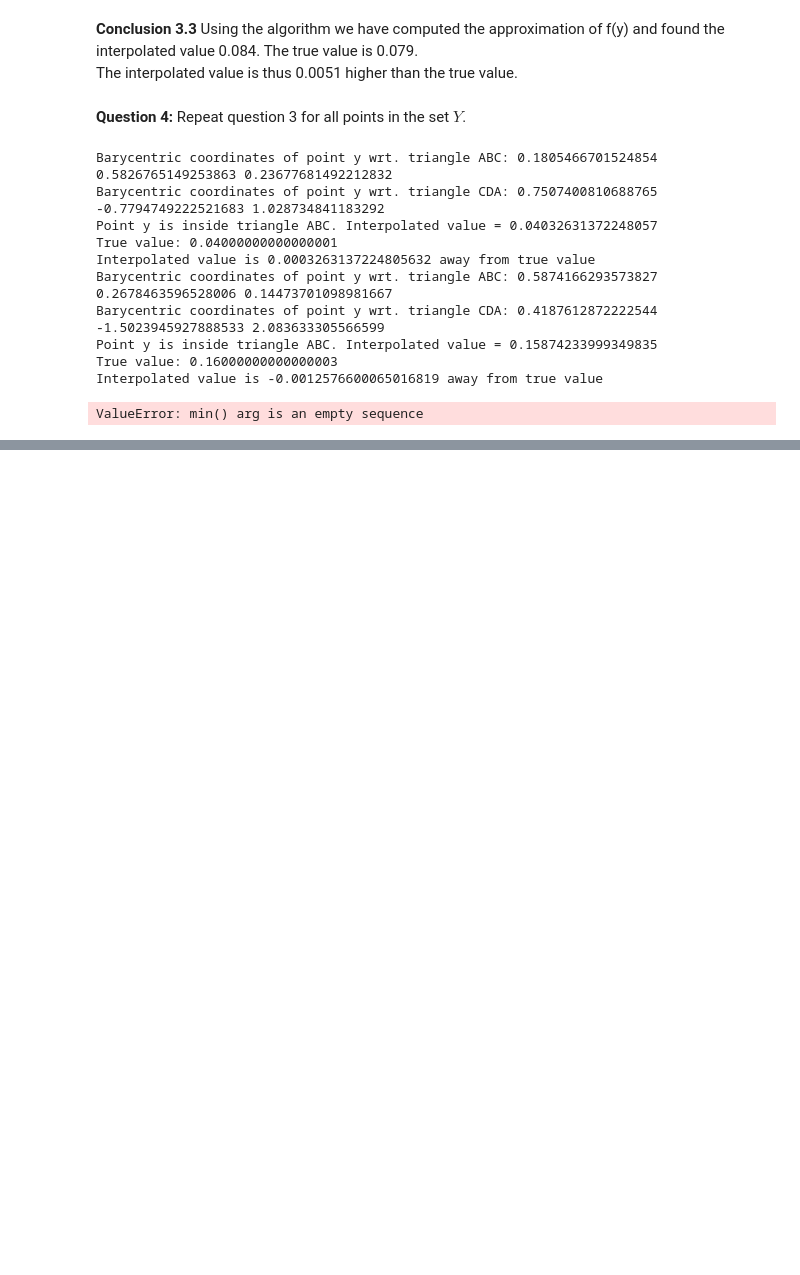
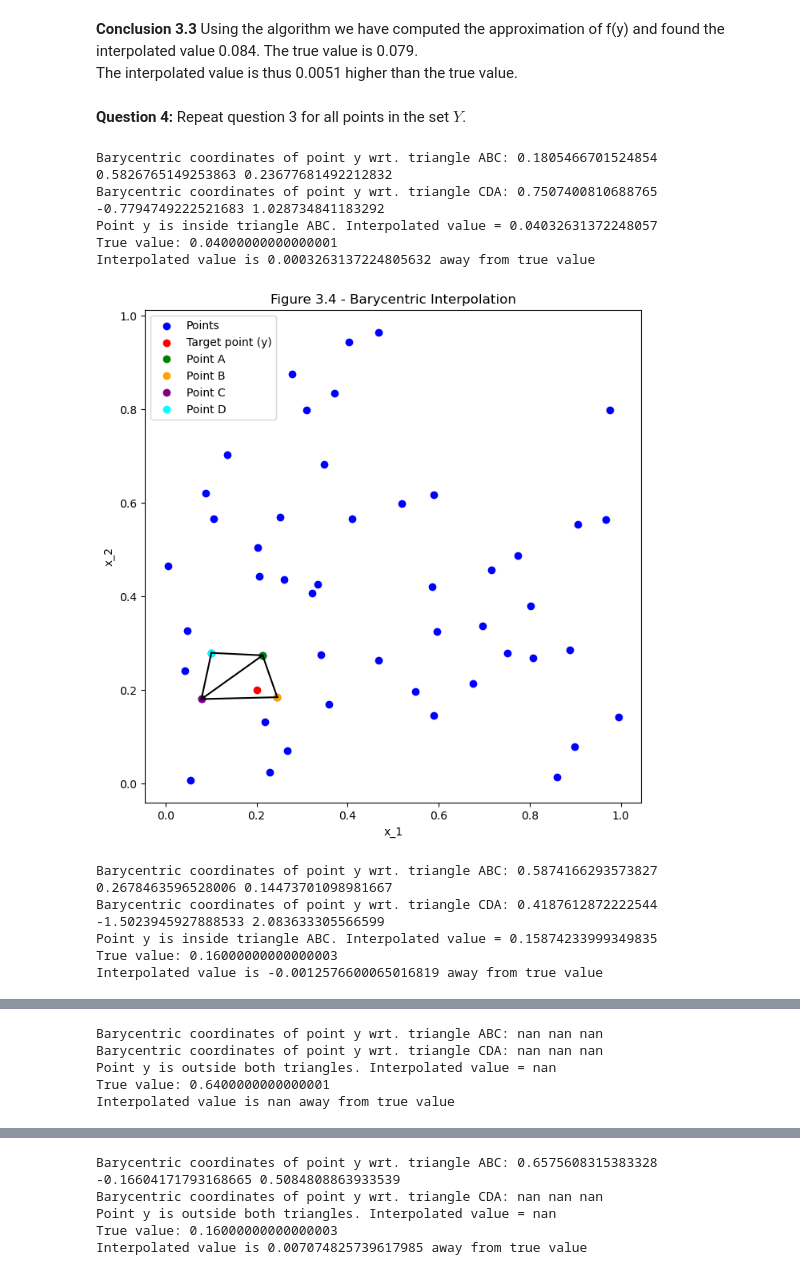
Before and after one commit to NumEconCopenhagen/projects-2024-thomas-lucas-jacob, a Jupyter notebook: examproject/exam_2024.ipynb, the cells around one changed output, grey strips where cells are left out. Saved outputs shown, nothing was run; the diff lists cells and outputs as text; code cells hidden in the pictures; blank space fills up the shorter version.

```diff
--- a/examproject/exam_2024.ipynb
+++ b/examproject/exam_2024.ipynb
@@ -630,38 +567,60 @@ Y = [(0.2,0.2),(0.8,0.2),(0.8,0.8),(0.8,0.2),(0.5,0.5)]
 # %%
-Y = np.array([(0.2, 0.2), (0.8, 0.2), (0.8, 0.8), (0.8, 0.2), (0.5, 0.5)])
+Y = np.array([(0.2, 0.2), (0.8, 0.2), (0.8, 0.8), (0.2, 0.8), (0.5, 0.5)])
 
 for y in Y:
     A, B, C, D = points(X, y)
     # The Barycentric coordinates of y wrt. the triangle ABC:
     r1ABC, r2ABC, r3ABC = barycentric_coordinates(A, B, C, y)
     print("Barycentric coordinates of point y wrt. triangle ABC:", r1ABC, r2ABC, r3ABC)
     # The Barycentric coordinates of y wrt. the triangle CDA:
     r1CDA, r2CDA, r3CDA = barycentric_coordinates(C, D, A, y)
     print("Barycentric coordinates of point y wrt. triangle CDA:",r1CDA, r2CDA, r3CDA)
 
     # Calculates which triangle the point y is inside and the interpolated value for which the point is inside.
     if is_y_in_triangle(r1ABC, r2ABC, r3ABC):
         print("Point y is inside triangle ABC. " "Interpolated value =", r1ABC * f(A) + r2ABC * f(B) + r3ABC * f(C))
     elif is_y_in_triangle(r1CDA, r2CDA, r3CDA):
         print("Point y is inside triangle CDA. " "Interpolated value =", r1CDA * f(C) + r2CDA * f(D) + r3CDA * f(A))
     else:
         print("Point y is outside both triangles. " "Interpolated value =", np.nan)
 
     # Compare with the true value
     true_value = f(y)
 
     # Print the results
     print(f"True value: {true_value}")
     print(f"Interpolated value is {(r1ABC * f(A) + r2ABC * f(B) + r3ABC * f(C)) - true_value} away from true value")
+    # Plot the points and the triangles:
+    plt.figure(figsize=(8, 8))
+    plt.scatter(X[:, 0], X[:, 1], c='blue', label='Points')
+    plt.scatter(*y, c='red', label='Target point (y)')
+    plt.scatter(*A, c='green', label='Point A')
+    plt.scatter(*B, c='orange', label='Point B')
+    plt.scatter(*C, c='purple', label='Point C')
+    plt.scatter(*D, c='cyan', label='Point D')
+
+    # Drawing triangles:
+    plt.plot([A[0], B[0]], [A[1], B[1]], 'k-')
+    plt.plot([B[0], C[0]], [B[1], C[1]], 'k-')
+    plt.plot([C[0], A[0]], [C[1], A[1]], 'k-')
+    plt.plot([C[0], D[0]], [C[1], D[1]], 'k-')
+    plt.plot([D[0], A[0]], [D[1], A[1]], 'k-')
+
+    # Giving axis titles and figure header:
+    plt.xlabel('x_1')
+    plt.ylabel('x_2')
+    plt.legend()
+    plt.title('Figure 3.4 - Barycentric Interpolation')
+    plt.show()
 # %% [output]
 Barycentric coordinates of point y wrt. triangle ABC: 0.1805466701524854 0.5826765149253863 0.23677681492212832
 Barycentric coordinates of point y wrt. triangle CDA: 0.7507400810688765 -0.7794749222521683 1.028734841183292
 Point y is inside triangle ABC. Interpolated value = 0.04032631372248057
 True value: 0.04000000000000001
 Interpolated value is 0.0003263137224805632 away from true value
-Barycentric coordinates of point y wrt. triangle ABC: 0.5874166293573827 0.2678463596528006 0.14473701098981667
-Barycentric coordinates of point y wrt. triangle CDA: 0.4187612872222544 -1.5023945927888533 2.083633305566599
-Point y is inside triangle ABC. Interpolated value = 0.15874233999349835
-True value: 0.16000000000000003
-Interpolated value is -0.0012576600065016819 away from true value
+[figure, added]
-ValueError: min() arg is an empty sequence
+Barycentric coordinates of point y wrt. triangle ABC: 0.5874166293573827 0.2678463596528006 0.14473701098981667
+Barycentric coordinates of point y wrt. triangle CDA: 0.4187612872222544 -1.5023945927888533 2.083633305566599
+Point y is inside triangle ABC. Interpolated value = 0.15874233999349835
+True value: 0.16000000000000003
+Interpolated value is -0.0012576600065016819 away from true value
@@ -667,0 +628,5 @@ ValueError: min() arg is an empty sequence
+Barycentric coordinates of point y wrt. triangle ABC: nan nan nan
+Barycentric coordinates of point y wrt. triangle CDA: nan nan nan
+Point y is outside both triangles. Interpolated value = nan
+True value: 0.6400000000000001
+Interpolated value is nan away from true value
@@ -667,0 +634,5 @@ ValueError: min() arg is an empty sequence
+Barycentric coordinates of point y wrt. triangle ABC: 0.6575608315383328 -0.16604171793168665 0.5084808863933539
+Barycentric coordinates of point y wrt. triangle CDA: nan nan nan
+Point y is outside both triangles. Interpolated value = nan
+True value: 0.16000000000000003
+Interpolated value is 0.007074825739617985 away from true value
```
Also changed, not shown: parts of 9 cells of this notebook.
